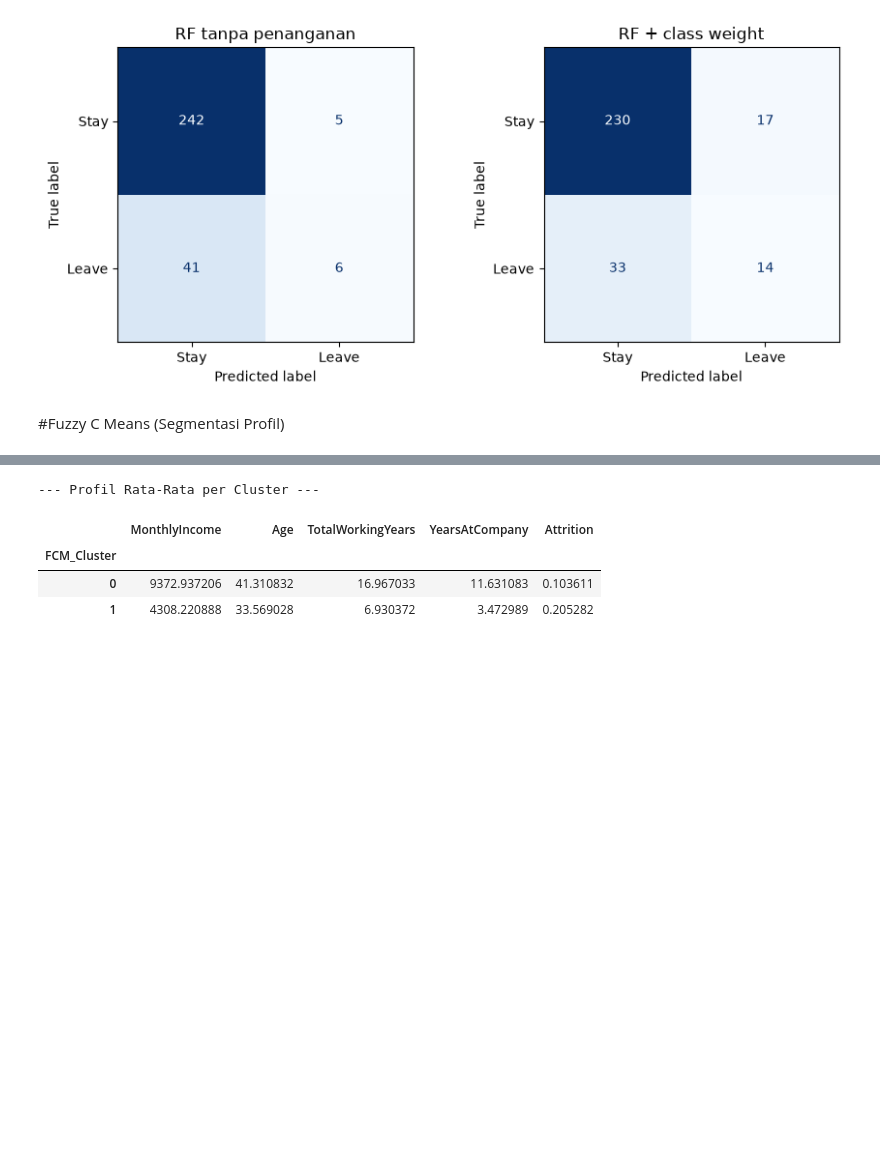
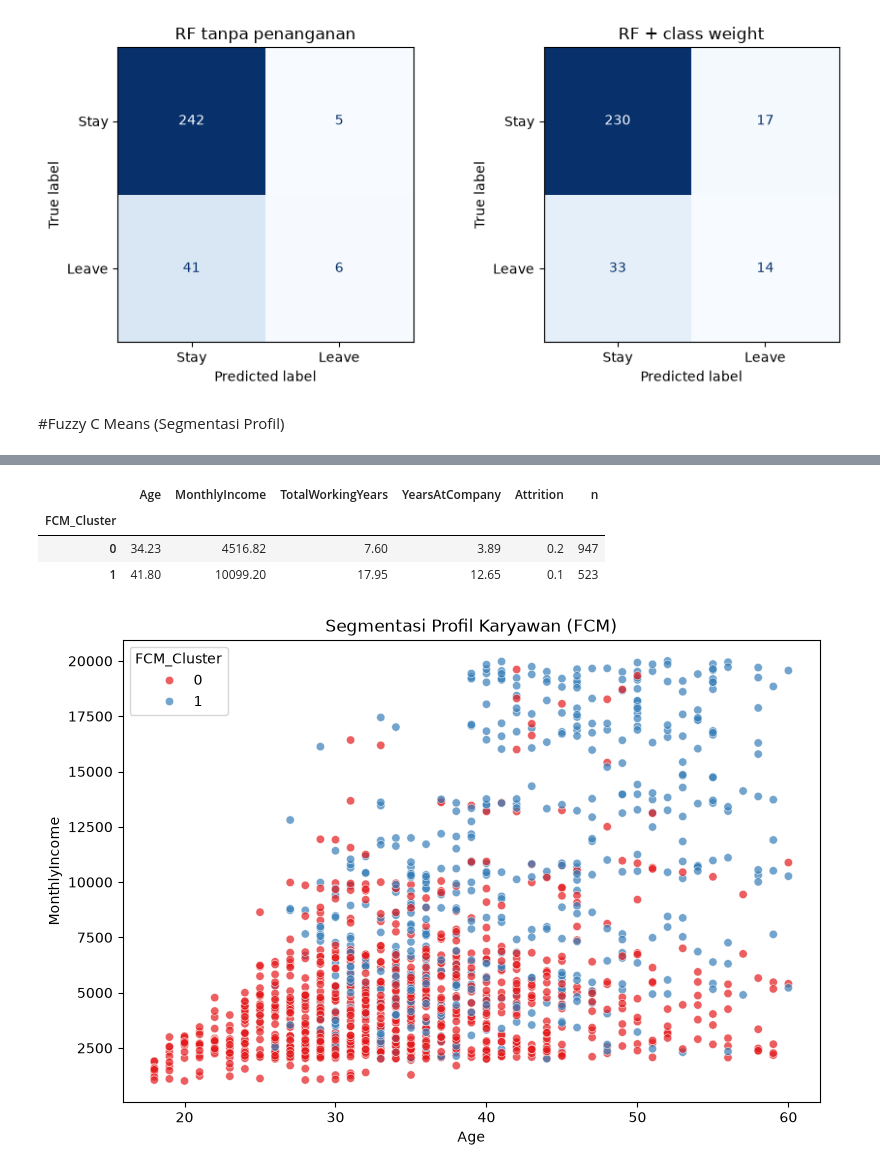
Before and after one commit to manl1/Project-ETS-Machine-Learning, a Jupyter notebook: project-ets.ipynb, the cells around one changed output, grey strips where cells are left out. Saved outputs shown, nothing was run; the diff lists cells and outputs as text; code cells hidden in the pictures; blank space fills up the shorter version.

```diff
--- a/project-ets.ipynb
+++ b/project-ets.ipynb
@@ -484,22 +481,23 @@ Name: count, dtype: int64
 # %%
-### 3. Analisis Profil Cluster & Tingkat Attrition
-# Memastikan Attrition sudah numerik (0 dan 1)
-df["Attrition"] = df["Attrition"].apply(lambda x: 1 if str(x).strip().lower() in ['yes', '1', 'true'] else 0)
+Xs = StandardScaler().fit_transform(df[CLUSTER_FEATS])
+best_c = 2   # sesuaikan dengan keputusanmu dari tabel B2
+U_final, V_final = fuzzy_c_means(Xs, best_c, m=M_FCM)
+df["FCM_Cluster"] = U_final.argmax(1)
 
-# Pilih kolom target numerik secara eksplisit yang ingin dihitung rata-ratanya
-target_cols = ['MonthlyIncome', 'Age', 'TotalWorkingYears', 'YearsAtCompany', 'Attrition']
+profil = df.groupby("FCM_Cluster")[["Age", "MonthlyIncome", "TotalWorkingYears",
+                                    "YearsAtCompany", "Attrition"]].mean().round(2)
+profil["n"] = df["FCM_Cluster"].value_counts().sort_index()
+display(profil)
 
-# Hitung rata-rata dengan numeric_only=True
-cluster_profile = df.groupby('FCM_Cluster')[target_cols].mean(numeric_only=True)
-
-print("\n--- Profil Rata-Rata per Cluster ---")
-display(cluster_profile)
+plt.figure(figsize=(9, 6))
+sns.scatterplot(x=df["Age"], y=df["MonthlyIncome"], hue=df["FCM_Cluster"], palette="Set1", alpha=0.7)
+plt.title("Segmentasi Profil Karyawan (FCM)"); plt.show()
 # %% [output]
---- Profil Rata-Rata per Cluster ---
-|  | MonthlyIncome | Age | TotalWorkingYears | YearsAtCompany | Attrition |
-| FCM_Cluster |  |  |  |  |  |
-| 0 | 9372.937206 | 41.310832 | 16.967033 | 11.631083 | 0.103611 |
-| 1 | 4308.220888 | 33.569028 | 6.930372 | 3.472989 | 0.205282 |
+|  | Age | MonthlyIncome | TotalWorkingYears | YearsAtCompany | Attrition | n |
+| FCM_Cluster |  |  |  |  |  |  |
+| 0 | 34.23 | 4516.82 | 7.60 | 3.89 | 0.2 | 947 |
+| 1 | 41.80 | 10099.20 | 17.95 | 12.65 | 0.1 | 523 |
+[figure, added]
 # %%
 ### 4. Visualisasi Sebaran Cluster FCM
 import matplotlib.pyplot as plt
```
Also changed, not shown: parts of 7 cells of this notebook.
